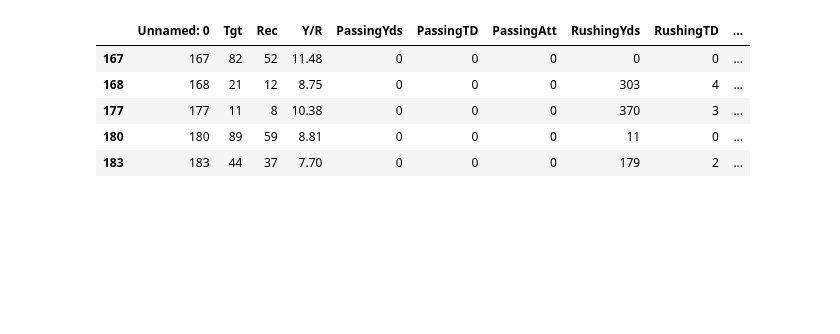
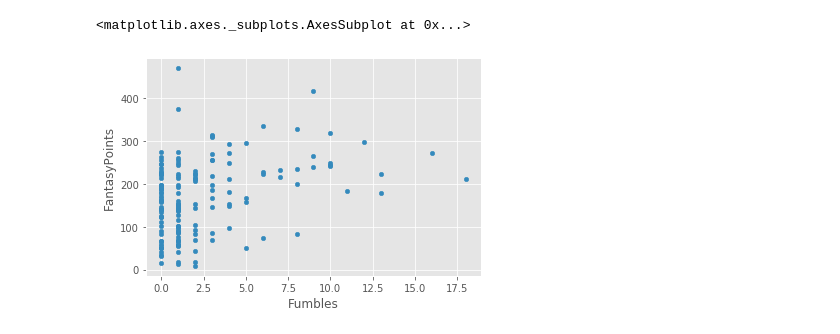
Before and after one commit to ADP51/BIDA_Final_Assignment, a Jupyter notebook: fantasy_analysis.ipynb, the cells around one changed output. Cells and saved outputs as stored; diff of their text form; code cells hidden in the pictures; blank space fills up the shorter version.

```diff
--- a/fantasy_analysis.ipynb
+++ b/fantasy_analysis.ipynb
@@ -162,17 +39,15 @@ df_qbtest = df_qbyearly[-14:]
+# %%
+plt.style.use('ggplot')
+df_train.plot(x='Fumbles', y='FantasyPoints', kind='scatter')
+# %% [output]
+<matplotlib.axes._subplots.AxesSubplot at 0x...>
+[figure, added]
 # %%
 #set up x and y for skillpos
-skill_x_train = df_skilltrain.drop(columns=['Player','Tm', 'Pos'])
-skill_x_test = df_skilltest.drop(columns=['Player', 'Tm', 'Pos'])
+x_train = df_train.drop(columns=['Player','Tm', 'Pos', 'Age', 'FantasyPoints']).to_numpy()
+x_test = df_test.drop(columns=['Player', 'Tm', 'Pos', 'Age', 'FantasyPoints']).to_numpy()
 
-skill_y_test = df_skilltest['FantasyPoints']
-skill_y_train = df_skilltrain['FantasyPoints']
-skill_x_test.head()
+y_test = df_test['FantasyPoints'].to_numpy()
+y_train = df_train['FantasyPoints'].to_numpy()
-# %% [output]
-|  | Unnamed: 0 | Tgt | Rec | Y/R | PassingYds | PassingTD | PassingAtt | RushingYds | RushingTD | ... |
-| 167 | 167 | 82 | 52 | 11.48 | 0 | 0 | 0 | 0 | 0 | ... |
-| 168 | 168 | 21 | 12 | 8.75 | 0 | 0 | 0 | 303 | 4 | ... |
-| 177 | 177 | 11 | 8 | 10.38 | 0 | 0 | 0 | 370 | 3 | ... |
-| 180 | 180 | 89 | 59 | 8.81 | 0 | 0 | 0 | 11 | 0 | ... |
-| 183 | 183 | 44 | 37 | 7.70 | 0 | 0 | 0 | 179 | 2 | ... |
 # %%
 regr = linear_model.LinearRegression()
```
Also changed, not shown: parts of 15 cells of this notebook, 3 other files.
